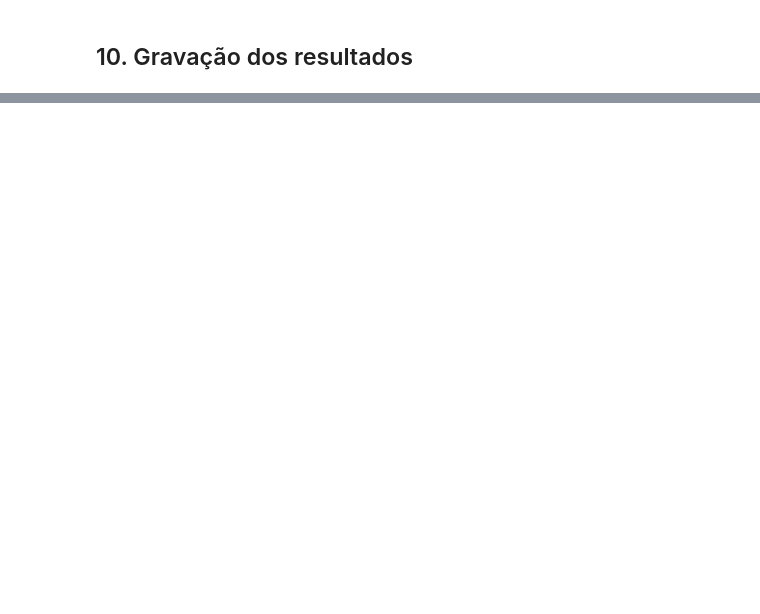
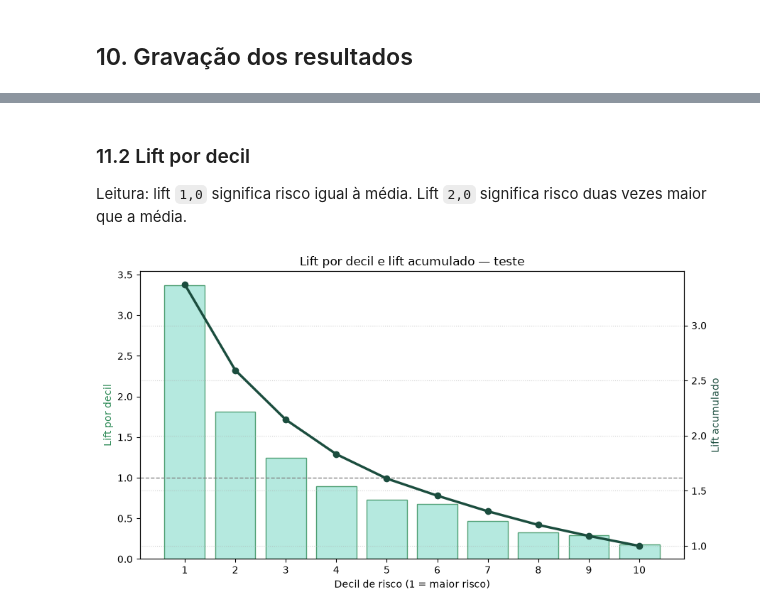
Before and after one commit to j2evaldo/modelo_Behavior_Score, a Jupyter notebook: notebooks/05_modelagem_avaliacao.ipynb, the cells around one changed output, grey strips where cells are left out. Drawn from its saved outputs; the diff is of its cells as text; code cells hidden in the pictures; blank space fills up the shorter version.

```diff
--- a/notebooks/05_modelagem_avaliacao.ipynb
+++ b/notebooks/05_modelagem_avaliacao.ipynb
@@ -250,0 +520,39 @@ metricas.round(4)
+# %% [markdown]
+### 11.2 Lift por decil
+
+Leitura: lift `1,0` significa risco igual à média. Lift `2,0` significa risco duas vezes maior que a média.
+# %%
+fig, ax1 = plt.subplots(figsize=(9, 5))
+ax2 = ax1.twinx()
+
+ax1.bar(
+    tabela_teste["decil"],
+    tabela_teste["lift"],
+    color=GREEN_PALE,
+    edgecolor=GREEN_MID,
+    alpha=0.8,
+    label="Lift por decil",
+)
+ax1.axhline(1, color="gray", linestyle="--", linewidth=1)
+ax1.set_xlabel("Decil de risco (1 = maior risco)")
+ax1.set_ylabel("Lift por decil", color=GREEN_MID)
+ax1.set_xticks(tabela_teste["decil"])
+
+ax2.plot(
+    tabela_teste["decil"],
+    tabela_teste["lift_acum"],
+    color=GREEN_DARK,
+    marker="o",
+    linewidth=2.5,
+    label="Lift acumulado",
+)
+ax2.set_ylabel("Lift acumulado", color=GREEN_DARK)
+
+plt.title("Lift por decil e lift acumulado — teste")
+ax1.grid(False)
+ax2.grid(True, linestyle=":", alpha=0.6)
+plt.tight_layout()
+plt.savefig("../reports/lift_teste.png", dpi=150)
+plt.show()
+# %% [output]
+[figure, added]
```
Also changed, not shown: parts of 46 cells of this notebook, 13 other files.
